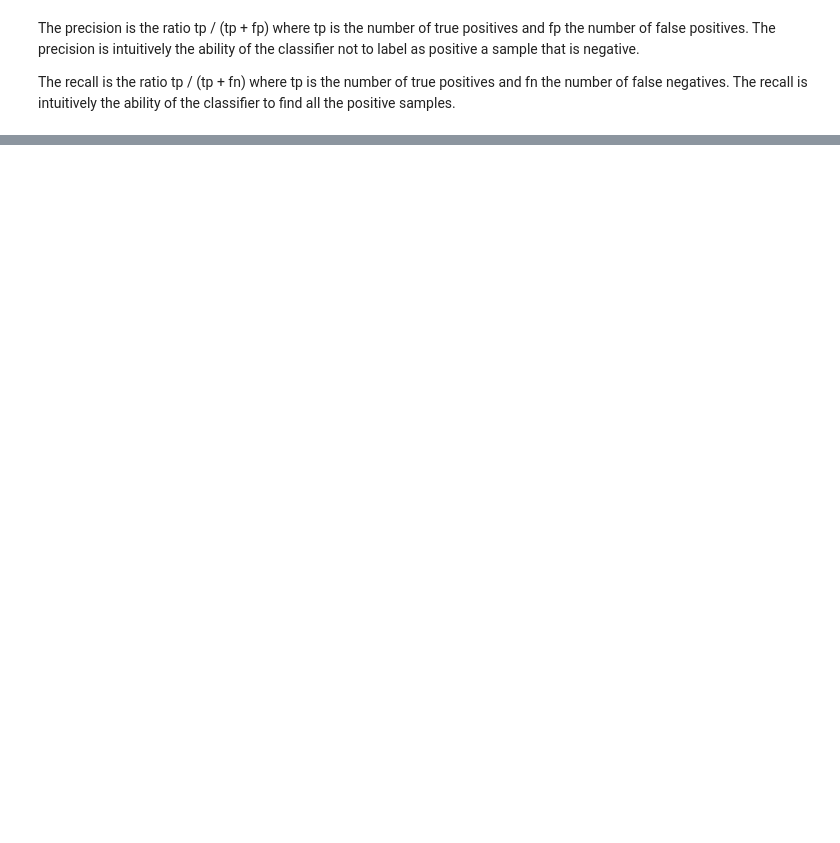
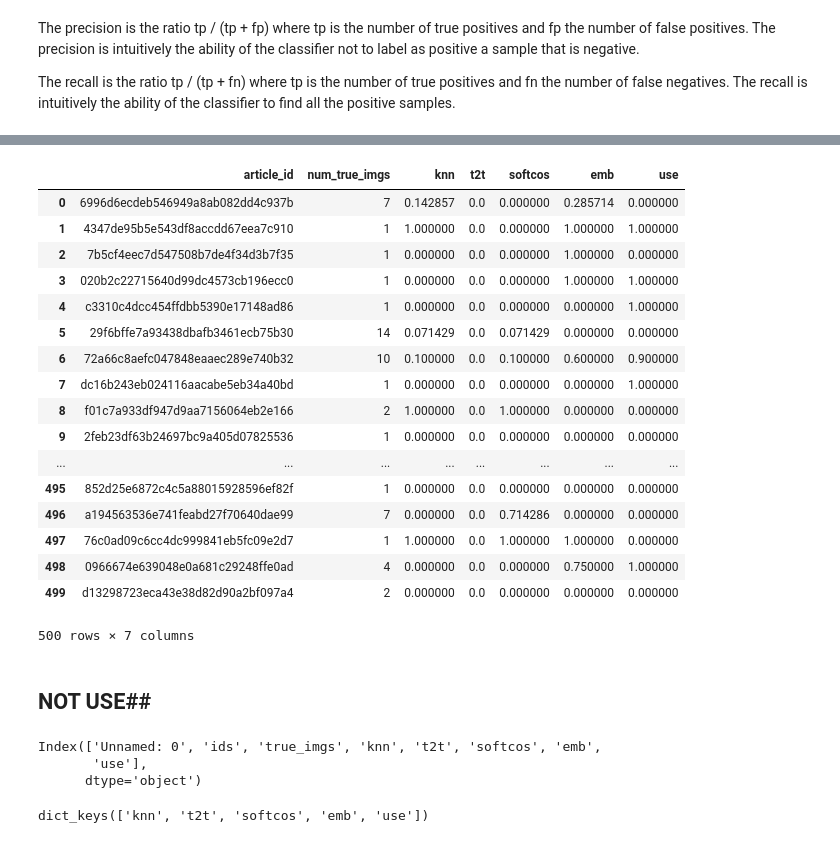
Before and after one commit to phoebewong/AC297r_2019_Associated_Press, a Jupyter notebook: notebooks/evaluation.ipynb, the cells around one changed output, grey strips where cells are left out. Saved outputs shown, nothing was run; the diff lists cells and outputs as text; code cells hidden in the pictures; blank space fills up the shorter version.

```diff
--- a/notebooks/evaluation.ipynb
+++ b/notebooks/evaluation.ipynb
@@ -53,2 +50,3 @@ body = article_summary.full_text[0]#.values[0]
 # %%
-sample = pd.read_csv("/Users/pwong/Downloads/data_sample.csv")
+sample = pd.read_csv("/Users/pwong/Downloads/data_sample2.csv")
+sample.shape
@@ -58,2 +55,16 @@ body = article_summary.full_text[0]#.values[0]
+# %%
+def article_images(id, data):
+    """
+    Gets all the images for a particular article id
+    """
+#     csv_file = constants.CLEAN_DIR / 'image_summary.csv'
+#     data = pd.read_csv(csv_file)
+    subset = data[['id', 'article_idx']]
+    images = subset[subset['article_idx'] == id]['id'].values
+    return images
+# %%
+true_img = []
+for id in sample['ids'].values:
+    true_img.append(article_images(id, image_summary))
 # %%
 y_true = sample['true_imgs'][0]
@@ -177,0 +211,12 @@ def ndcg_at_k(y_true, y_pred, k=len(y_true), method=0):
+# %%
+recall_score = []
+models = ['knn', 't2t', 'softcos', 'emb', 'use']
+for model in models:
+    for ix in range(sample.shape[0]):
+#         y_true = sample['true_imgs'][ix]
+        y_true = list(true_img[ix])
+        y_pred = sample[model][ix]
+
+        y_pred = clean_up_pred(y_pred)
+#         y_true = clean_up_true(y_true)
+        recall_score.append(recall(y_true, y_pred))
@@ -177,0 +312,27 @@ def ndcg_at_k(y_true, y_pred, k=len(y_true), method=0):
+# %%
+score_df = pd.DataFrame({'article_id': sample['ids'].values,'num_true_imgs': list(map(len, true_img)),
+                         'knn':np.array(recall_score)[0:500],
+              't2t':np.array(recall_score)[500:1000],
+             'softcos': np.array(recall_score)[1000:1500],
+             'emb': np.array(recall_score)[1500:2000],
+             'use': np.array(recall_score)[2000:2500]})
+score_df
+# %% [output]
+|  | article_id | num_true_imgs | knn | t2t | softcos | emb | use |
+| 0 | 6996d6ecdeb546949a8ab082dd4c937b | 7 | 0.142857 | 0.0 | 0.000000 | 0.285714 | 0.000000 |
+| 1 | 4347de95b5e543df8accdd67eea7c910 | 1 | 1.000000 | 0.0 | 0.000000 | 1.000000 | 1.000000 |
+| 2 | 7b5cf4eec7d547508b7de4f34d3b7f35 | 1 | 0.000000 | 0.0 | 0.000000 | 1.000000 | 0.000000 |
+| 3 | 020b2c22715640d99dc4573cb196ecc0 | 1 | 0.000000 | 0.0 | 0.000000 | 1.000000 | 1.000000 |
+| 4 | c3310c4dcc454ffdbb5390e17148ad86 | 1 | 0.000000 | 0.0 | 0.000000 | 0.000000 | 1.000000 |
+| 5 | 29f6bffe7a93438dbafb3461ecb75b30 | 14 | 0.071429 | 0.0 | 0.071429 | 0.000000 | 0.000000 |
+| 6 | 72a66c8aefc047848eaaec289e740b32 | 10 | 0.100000 | 0.0 | 0.100000 | 0.600000 | 0.900000 |
+| 7 | dc16b243eb024116aacabe5eb34a40bd | 1 | 0.000000 | 0.0 | 0.000000 | 0.000000 | 1.000000 |
+| 8 | f01c7a933df947d9aa7156064eb2e166 | 2 | 1.000000 | 0.0 | 1.000000 | 0.000000 | 0.000000 |
+| 9 | 2feb23df63b24697bc9a405d07825536 | 1 | 0.000000 | 0.0 | 0.000000 | 0.000000 | 0.000000 |
+| ... | ... | ... | ... | ... | ... | ... | ... |
+| 495 | 852d25e6872c4c5a88015928596ef82f | 1 | 0.000000 | 0.0 | 0.000000 | 0.000000 | 0.000000 |
+| 496 | a194563536e741feabd27f70640dae99 | 7 | 0.000000 | 0.0 | 0.714286 | 0.000000 | 0.000000 |
+| 497 | 76c0ad09c6cc4dc999841eb5fc09e2d7 | 1 | 1.000000 | 0.0 | 1.000000 | 1.000000 | 0.000000 |
+| 498 | 0966674e639048e0a681c29248ffe0ad | 4 | 0.000000 | 0.0 | 0.000000 | 0.750000 | 1.000000 |
+| 499 | d13298723eca43e38d82d90a2bf097a4 | 2 | 0.000000 | 0.0 | 0.000000 | 0.000000 | 0.000000 |
+500 rows × 7 columns
@@ -177,0 +341,8 @@ def ndcg_at_k(y_true, y_pred, k=len(y_true), method=0):
+# %% [markdown]
+## NOT USE##
+# %%
+sample.columns
+# %% [output]
+Index(['Unnamed: 0', 'ids', 'true_imgs', 'knn', 't2t', 'softcos', 'emb',
+       'use'],
+      dtype='object')
@@ -177,0 +354,4 @@ def ndcg_at_k(y_true, y_pred, k=len(y_true), method=0):
+# %%
+score_dict.keys()
+# %% [output]
+dict_keys(['knn', 't2t', 'softcos', 'emb', 'use'])
```
Also changed, not shown: parts of 32 cells of this notebook.
